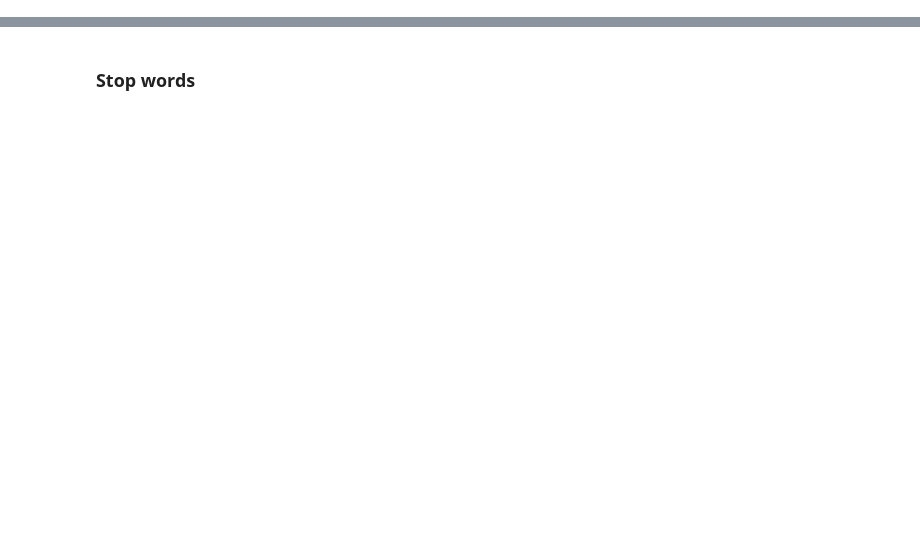
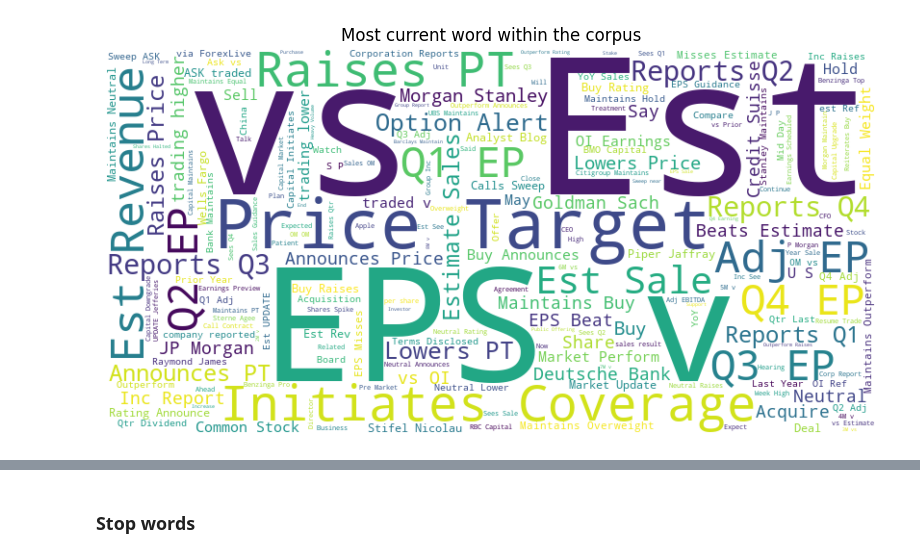
Before and after one commit to Cabrel17/Financial_news_sentiment_analysis, a Jupyter notebook: notebooks/Sentiment_analysis.ipynb, the cells around one changed output, grey strips where cells are left out. Saved outputs shown, nothing was run; the diff lists cells and outputs as text; code cells hidden in the pictures; blank space fills up the shorter version.

```diff
--- a/notebooks/Sentiment_analysis.ipynb
+++ b/notebooks/Sentiment_analysis.ipynb
@@ -38,7 +41,9 @@ memory usage: 38.7+ MB
 | 2020-05-22 15:38:59+00:00 | B of A Securities Maintains Neutr... | https://www.benzinga.com/news/20/... | Vick Meyer | A | 87 |
 # %%
 # Let's generate a wordcloud in order to see most current words
-# word_cloud(df2['headline'], 'Most current word within the corpus')
+word_cloud(df2['headline'], 'Most current word within the corpus')
+# %% [output]
+[figure, added]
 # %%
 doc = df2['headline'].sample(1)
 doc.values[0]
```
Also changed, not shown: parts of 6 cells of this notebook, 2 other files.
